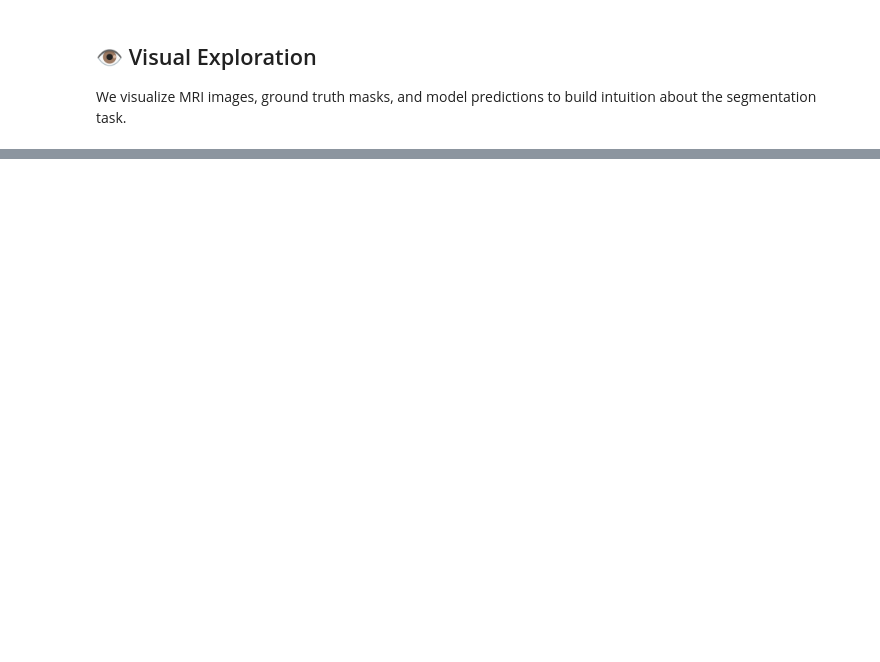
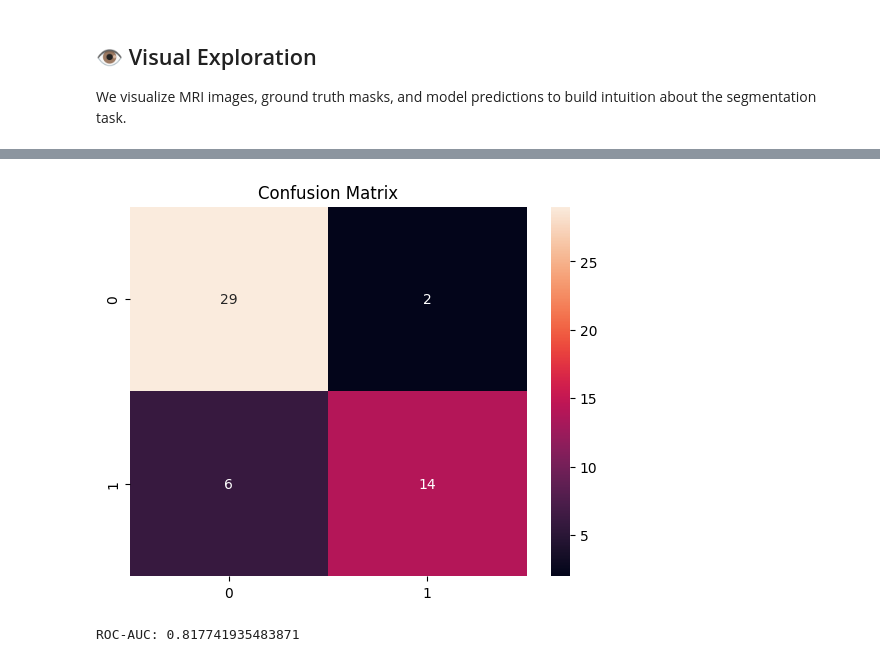
Before and after one commit to aliowx/data-analysis, a Jupyter notebook: brain-tumor-detection.ipynb, the cells around one changed output, grey strips where cells are left out. Cells and saved outputs as stored; diff of their text form; code cells hidden in the pictures; blank space fills up the shorter version.

```diff
--- a/brain-tumor-detection.ipynb
+++ b/brain-tumor-detection.ipynb
@@ -302,0 +145,8 @@ show_misclassified(model, val_ds)
+# %%
+class_weights = torch.tensor([1.2, 0.8]).to(DEVICE)
+
+criterion = nn.CrossEntropyLoss(weight=class_weights)
+
+optimizer = optim.AdamW(model.parameters(), lr=1e-4)
+
+scheduler = optim.lr_scheduler.ReduceLROnPlateau(optimizer, patience=2)
@@ -302,0 +171,31 @@ show_misclassified(model, val_ds)
+# %%
+def validate(model, loader):
+    model.eval()
+    total_loss = 0
+    preds, targets = [], []
+
+    with torch.no_grad():
+        for imgs, labels in loader:
+            imgs, labels = imgs.to(DEVICE), labels.to(DEVICE)
+
+            outputs = model(imgs)
+            loss = criterion(outputs, labels)
+
+            total_loss += loss.item()
+
+            preds.extend(torch.argmax(outputs,1).cpu().numpy())
+            targets.extend(labels.cpu().numpy())
+
+    return total_loss/len(loader), preds, targets
+# %%
+EPOCHS = 10
+
+for epoch in range(EPOCHS):
+    train_loss = train_one_epoch(model, train_loader)
+    val_loss, preds, targets = validate(model, val_loader)
+
+    scheduler.step(val_loss)
+
+    print(f"Epoch {epoch+1}")
+    print(f"Train Loss: {train_loss:.4f}")
+    print(f"Val Loss: {val_loss:.4f}")
@@ -302,0 +231,18 @@ show_misclassified(model, val_ds)
+# %%
+cm = confusion_matrix(targets, preds)
+
+sns.heatmap(cm, annot=True, fmt='d')
+plt.title("Confusion Matrix")
+plt.show()
+# %% [output]
+[figure, added]
+# %%
+# multi-class AUC
+from sklearn.preprocessing import label_binarize
+
+y_true = label_binarize(targets, classes=[0,1])
+y_pred = label_binarize(preds, classes=[0,1])
+
+print("ROC-AUC:", roc_auc_score(y_true, y_pred))
+# %% [output]
+ROC-AUC: 0.817741935483871
```
Also changed, not shown: parts of 37 cells of this notebook.
